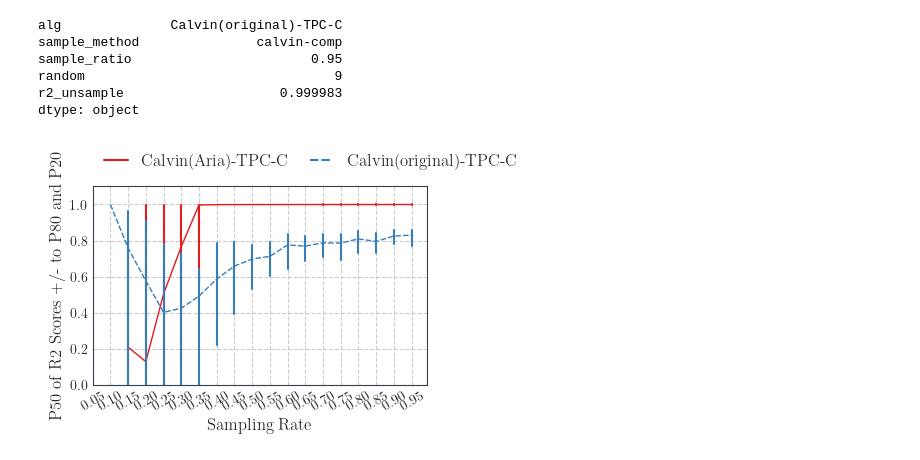
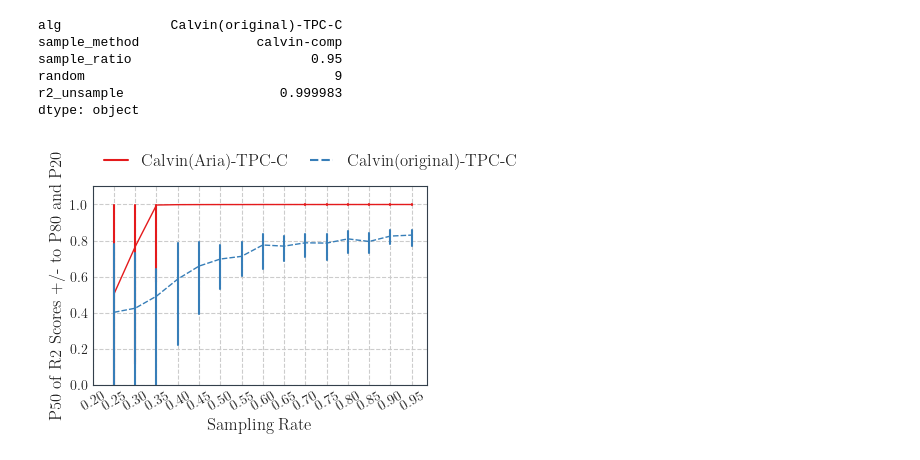
Before and after one commit to huiyujie/ExtensiveEval, a Jupyter notebook: anova_analysis/vldb_figures-split.ipynb, the cells around one changed output. Saved outputs shown, nothing was run; the diff lists cells and outputs as text; code cells hidden in the pictures.

```diff
--- a/anova_analysis/vldb_figures-split.ipynb
+++ b/anova_analysis/vldb_figures-split.ipynb
@@ -388,34 +378,34 @@ df_calvin_comp = preprocess_result("calvin-comp")
 out_base = f"/ANOVA/plots/anova_r2"
 if not os.path.exists(out_base):
     os.makedirs(out_base)
 
 fig_size_one = set_size(WIDTH)
 r2_unsamples = df_calvin_comp.groupby(by=["alg","sample_method","sample_ratio","random"])["r2_unsample"].min().reset_index()
-
+r2_unsamples = r2_unsamples[r2_unsamples.sample_ratio > 0.2]
 # fig, axs = plt.subplots(4, 3, figsize=(fig_size_one[0]*3,fig_size_one[1]*4),constrained_layout=True)
-x_labels = [f"{i:.2f}" for i in np.arange(0.05, 1, 0.05)]
+x_labels = [f"{i:.2f}" for i in np.arange(0.2, 1, 0.05)]
     # ax = axs[idx//3][idx%3]
 fig, ax = plt.subplots(1, 1, figsize=fig_size_one,constrained_layout=True)
 
 sns.lineplot(data=r2_unsamples,
                 x="sample_ratio",
                 y="r2_unsample",
                 estimator="median",
                 palette="Set1",
                 errorbar=("pi",60),
                 err_style="bars",
                 ax=ax,
                 dashes=True,
                 hue="alg",
                 style = "alg",
                 ms = 1, mew = 2,
                 linewidth=1.0)
-ax.set_xticks(np.arange(0.05, 1, 0.05))
+ax.set_xticks(np.arange(0.2, 1, 0.05))
 ax.set_xticklabels(x_labels,rotation=30)
 ax.set_ylim([0,1.1])
 ax.set_xlabel("Sampling Rate")
 ax.set_ylabel("P50 of R2 Scores +/- to P80 and P20")
 ax.legend(loc='upper left', bbox_to_anchor=(0., 1.1, 0, .102), ncol=2, borderaxespad=0.,numpoints=2)
 fig.savefig(f"{out_base}/calvin-comp.pdf",bbox_inches = 'tight',dpi=100,format='pdf')
 # %% [output]
-[figure, old version]
+[figure, new version]
```
Also changed, not shown: parts of 6 cells of this notebook.
